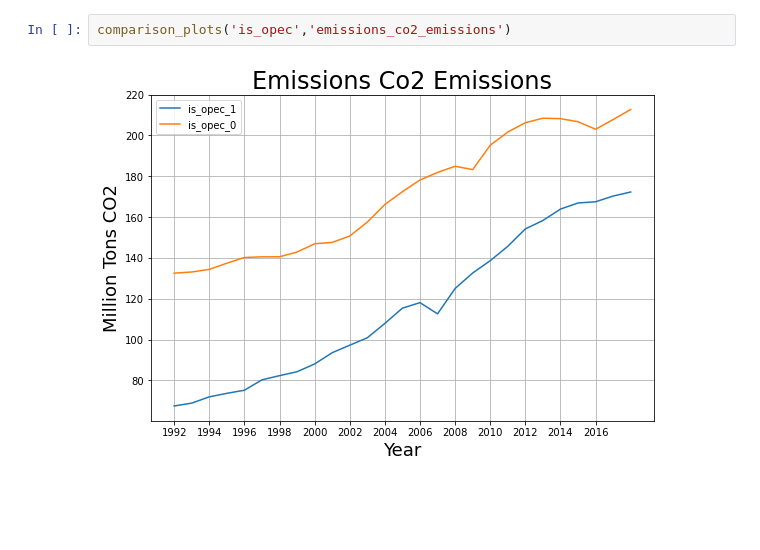
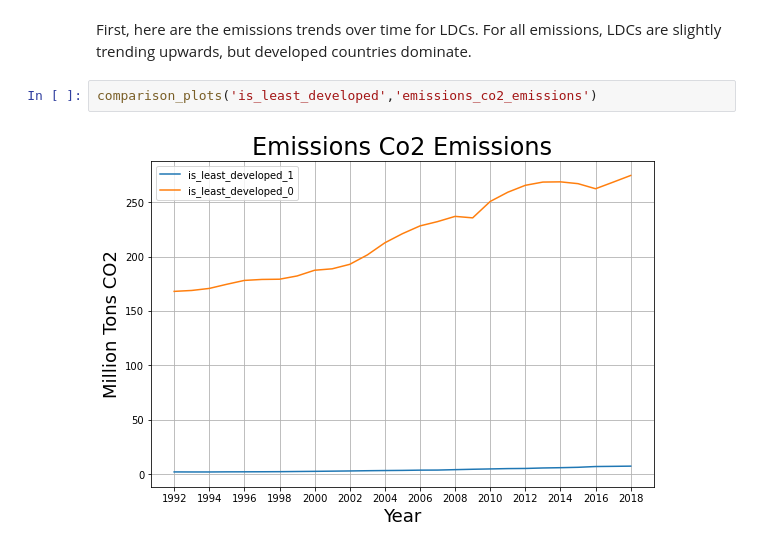
Before and after one commit to clarencealvarez/Project-5-Energy-Analysis, a Jupyter notebook: notebooks/EDA.ipynb, the cells around one changed output. Drawn from its saved outputs; the diff is of its cells as text; blank space fills up the shorter version.

```diff
--- a/notebooks/EDA.ipynb
+++ b/notebooks/EDA.ipynb
@@ -95,4 +284,6 @@ def comparison_plots(dummy_var, column):
+# %% [markdown]
+First, here are the emissions trends over time for LDCs. For all emissions, LDCs are slightly trending upwards, but developed countries dominate.
 # %%
-comparison_plots('is_opec','emissions_co2_emissions')
+comparison_plots('is_least_developed','emissions_co2_emissions')
 # %% [output]
-[figure, old version]
+[figure, new version]
```
Also changed, not shown: parts of 44 cells of this notebook, 26 other files.
